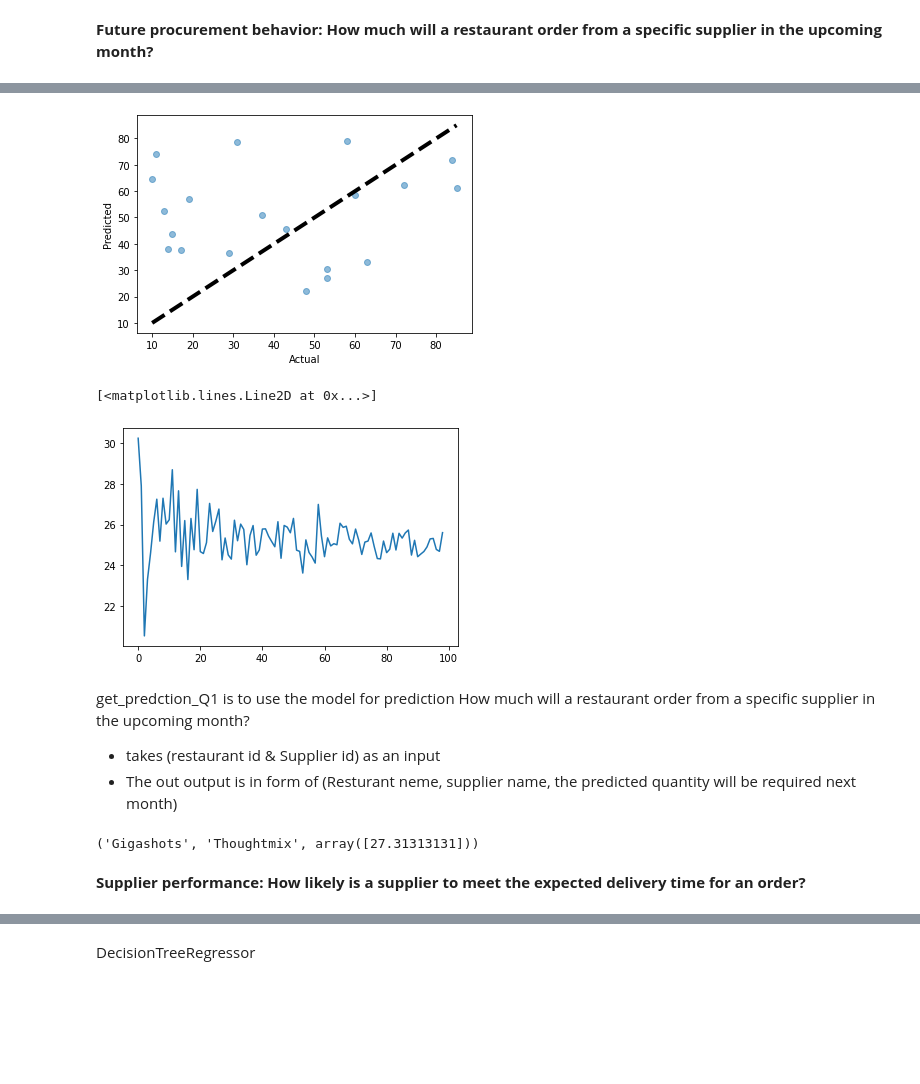
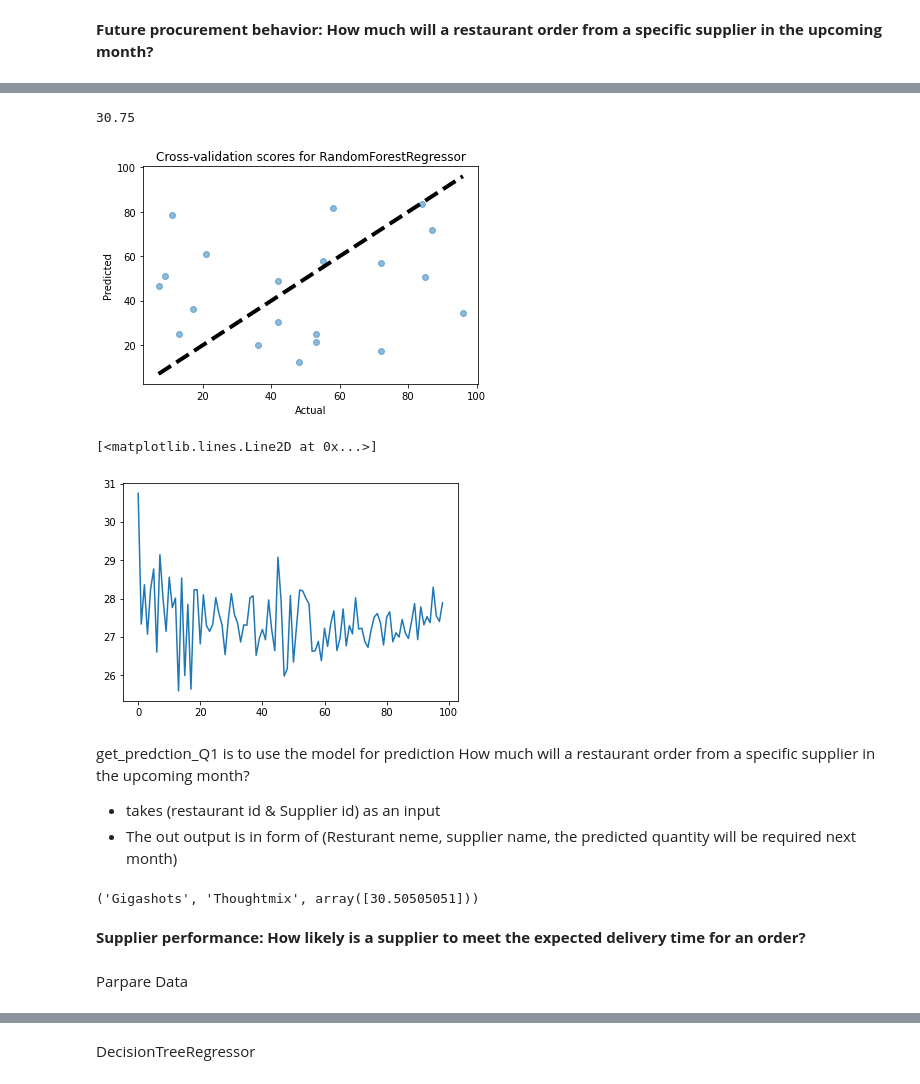
Before and after one commit to hossammeligy/Data-Science-Task, a Jupyter notebook: code.ipynb, the cells around one changed output, grey strips where cells are left out. Saved outputs shown, nothing was run; the diff lists cells and outputs as text; code cells hidden in the pictures; blank space fills up the shorter version.

```diff
--- a/code.ipynb
+++ b/code.ipynb
@@ -181,9 +194,9 @@ merged_df = pd.merge(orders_df, products_df[['product_id', 'supplier_id', 'deliv
 merged_df['delivery_time'] = (merged_df['delivery_date'] - merged_df['order_date']).dt.days
 
 # Calculate the delivery performance for each order
-merged_df.loc[merged_df['delivery_time'] > merged_df['delivery_lead_days'], 'delivery_performance'] = 1
+merged_df.loc[merged_df['delivery_time'] > merged_df['delivery_lead_days'], 'delivery_performance'] = 3
 merged_df.loc[merged_df['delivery_time'] == merged_df['delivery_lead_days'], 'delivery_performance'] = 2
-merged_df.loc[merged_df['delivery_time'] < merged_df['delivery_lead_days'], 'delivery_performance'] = 3
+merged_df.loc[merged_df['delivery_time'] < merged_df['delivery_lead_days'], 'delivery_performance'] = 1
 
 # Group the orders_df by supplier_id and calculate the mode of the delivery_performance for each supplier
 supplier_delivery_performance = merged_df.groupby('supplier_id')['delivery_performance'].apply(lambda x: x.mode()[0]).reset_index(name='delivery_performance').astype('Int16')
@@ -201,6 +214,6 @@ sizes = order_counts.values
 fig1, ax1 = plt.subplots()
 ax1.pie(sizes, labels=labels, autopct='%1.1f%%')
 ax1.axis('equal')
-ax1.set_title('Percentage of Suppliers by Number of Orders')
+ax1.set_title('Delivery Performance')
 plt.show()
 # %% [output]
@@ -359,0 +380,30 @@ Mean absolute error: 0.3586615170117134
+# %%
+import pandas as pd
+from sklearn.svm import SVR
+from sklearn.model_selection import cross_val_score
+from sklearn.metrics import mean_absolute_error
+import matplotlib.pyplot as plt
+
+
+
+df = pd.merge(orders_df, products_df, on='product_id')
+df = pd.merge(df, suppliers_df, on='supplier_id')
+df = pd.merge(df, restaurants_df, on='restaurant_id')
+
+X = df[['supplier_id', 'restaurant_id']]
+y = df['quantity']
+
+# Train the SVR model using cross-validation
+model = SVR(kernel='linear')
+scores = cross_val_score(model, X, y, cv=5, scoring='neg_mean_absolute_error')
+
+# Print the mean score
+print("Mean absolute error:", -scores.mean())
+
+
+# Plot the cross-validation scores
+plt.plot(range(1, 6), -scores, marker='o')
+plt.xlabel('Fold')
+plt.ylabel('MAE')
+plt.title('Cross-validation scores for SVR')
+plt.show()
@@ -360,40 +433,44 @@ Mean absolute error: 0.3586615170117134
 # %%
 import pandas as pd
 from sklearn.ensemble import RandomForestRegressor
 from sklearn.model_selection import train_test_split
 from sklearn.metrics import mean_absolute_error
 
 
 df = pd.merge(orders_df, products_df, on='product_id')
 df = pd.merge(df, suppliers_df, on='supplier_id')
 df = pd.merge(df, restaurants_df, on='restaurant_id')
 
 
 
 X_train, X_test, y_train, y_test = train_test_split(df[['supplier_id', 'restaurant_id']], df['quantity'], test_size=0.2)
 errors = []
 for i in range(1, 100):
     model = RandomForestRegressor(n_estimators=i)
     model.fit(X_train, y_train)
     predictions = model.predict(X_test)
     error = mean_absolute_error(predictions, y_test)
     errors.append(error)
 
+print(max(errors))
+
 max(errors)
 fig, ax = plt.subplots()
 ax.scatter(y_test, predictions, alpha=0.5)
 ax.plot([y_test.min(), y_test.max()], [y_test.min(), y_test.max()], 'k--', lw=4)
 ax.set_xlabel('Actual')
+plt.title('Cross-validation scores for RandomForestRegressor')
 ax.set_ylabel('Predicted')
 plt.show()
 # %% [output]
+30.75
-[figure, old version]
+[figure, new version]
 # %%
 import matplotlib.pyplot as plt
 plt.plot(errors)
 # %% [output]
 [<matplotlib.lines.Line2D at 0x...>]
-[figure, old version]
+[figure, new version]
 # %% [markdown]
 get_predction_Q1 is to use the model for prediction How much will a restaurant order from a specific supplier in the upcoming month?
 - takes (restaurant id & Supplier id) as an input
@@ -409,6 +486,8 @@ def get_predction_Q1(rest_id, supp_id):
 # %%
 get_predction_Q1(1,2)
 # %% [output]
-('Gigashots', 'Thoughtmix', array([27.31313131]))
+('Gigashots', 'Thoughtmix', array([30.50505051]))
 # %% [markdown]
 **Supplier performance: How likely is a supplier to meet the expected delivery time for an order?**
+# %% [markdown]
+Parpare Data
```
Also changed, not shown: parts of 26 cells of this notebook, 1 other file.
